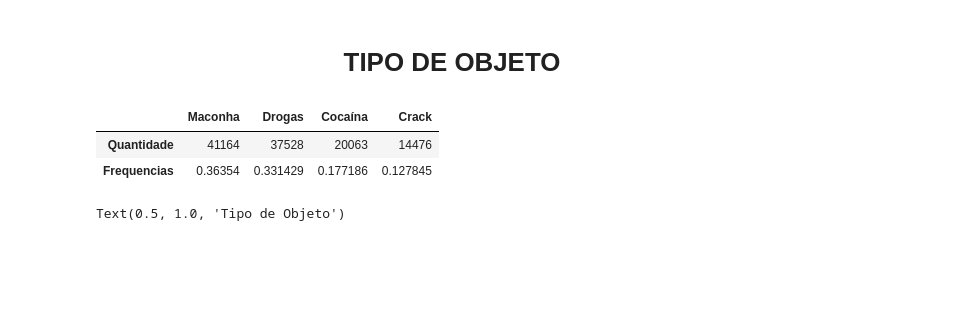
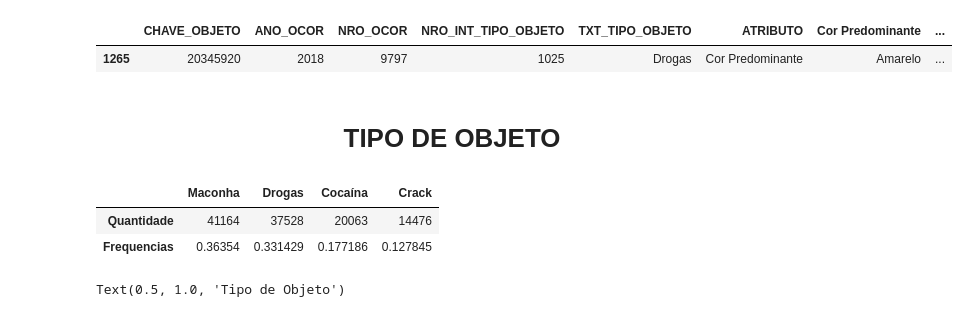
Before and after one commit to giuliannocappellari/Grafos, a Jupyter notebook: Indicadores/Drogas_Reclassificacao.ipynb, the cells around one changed output. Cells and saved outputs as stored; diff of their text form; code cells hidden in the pictures; blank space fills up the shorter version.

```diff
--- a/Indicadores/Drogas_Reclassificacao.ipynb
+++ b/Indicadores/Drogas_Reclassificacao.ipynb
@@ -47,3 +46,8 @@ resultado['Peso Unitário']  = resultado['Peso Unitário'].astype(float)
+# %%
+resultado.loc[resultado['CHAVE_OBJETO'] == 20345920]
+# %% [output]
+|  | CHAVE_OBJETO | ANO_OCOR | NRO_OCOR | NRO_INT_TIPO_OBJETO | TXT_TIPO_OBJETO | ATRIBUTO | Cor Predominante | ... |
+| 1265 | 20345920 | 2018 | 9797 | 1025 | Drogas | Cor Predominante | Amarelo | ... |
 # %% [markdown]
 # <h1><center>TIPO DE OBJETO</center></h1>
 # %%
```
Also changed, not shown: parts of 14 cells of this notebook.
